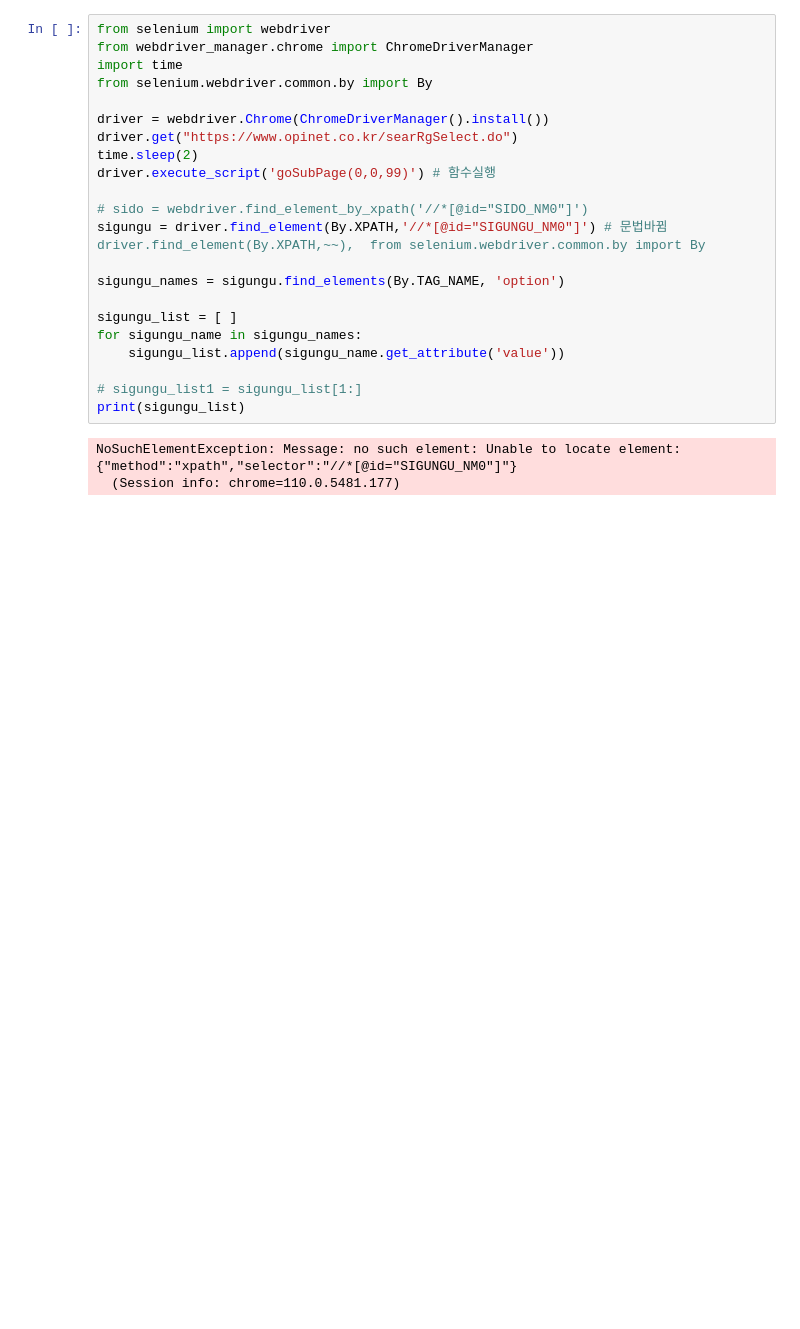
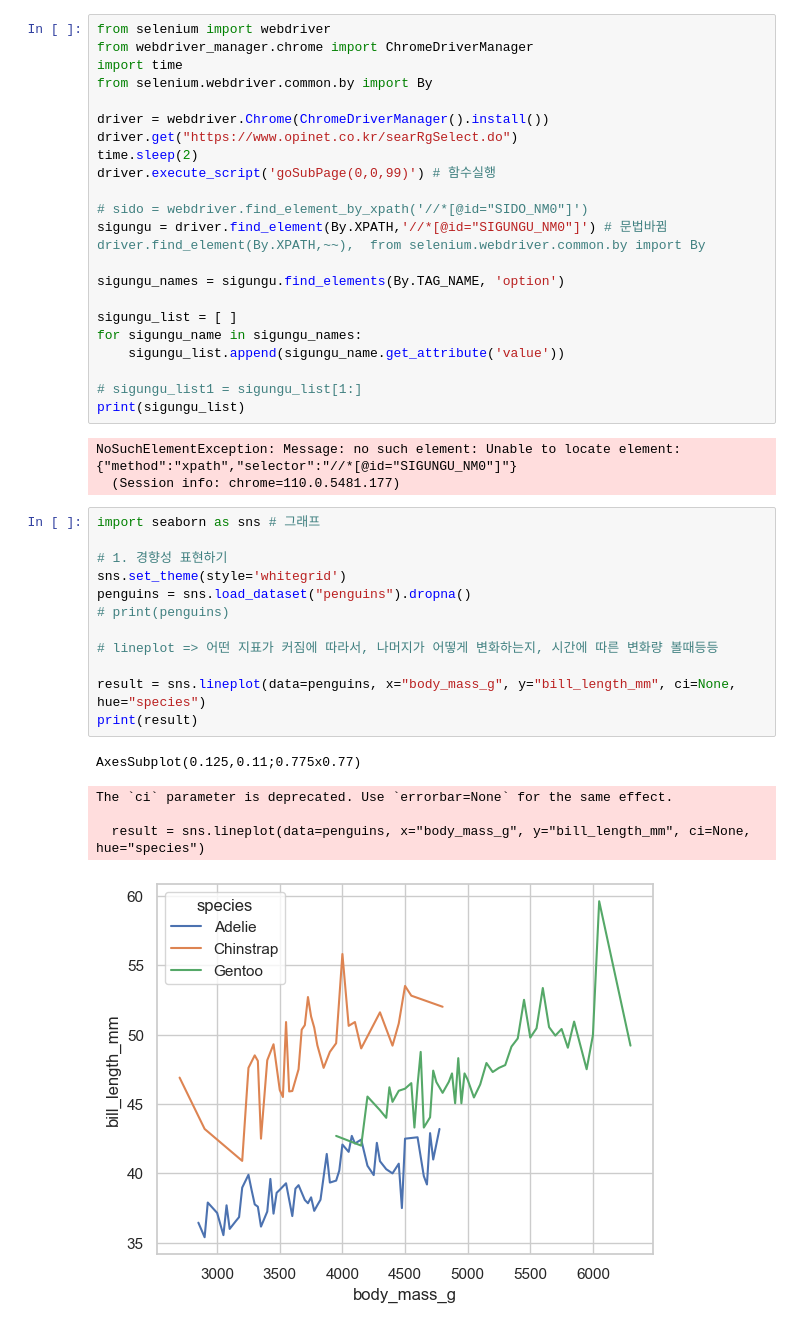
Before and after one commit to leejongeun2/TIL, a Jupyter notebook: 데이터분석/Untitled.ipynb, the cells around one changed output. Cells and saved outputs as stored; diff of their text form; blank space fills up the shorter version.

Commit message:
seaborn

```diff
--- a/데이터분석/Untitled.ipynb
+++ b/데이터분석/Untitled.ipynb
@@ -98,3 +98,21 @@ print(sigungu_list)
 # %% [output]
 NoSuchElementException: Message: no such element: Unable to locate element: {"method":"xpath","selector":"//*[@id="SIGUNGU_NM0"]"}
   (Session info: chrome=110.0.5481.177)
+# %%
+import seaborn as sns # 그래프
+
+# 1. 경향성 표현하기
+sns.set_theme(style='whitegrid')
+penguins = sns.load_dataset("penguins").dropna()
+# print(penguins)
+
+# lineplot => 어떤 지표가 커짐에 따라서, 나머지가 어떻게 변화하는지, 시간에 따른 변화량 볼때등등
+
+result = sns.lineplot(data=penguins, x="body_mass_g", y="bill_length_mm", ci=None, hue="species")
+print(result)
+# %% [output]
+AxesSubplot(0.125,0.11;0.775x0.77)
+The `ci` parameter is deprecated. Use `errorbar=None` for the same effect.
+
+  result = sns.lineplot(data=penguins, x="body_mass_g", y="bill_length_mm", ci=None, hue="species")
+[figure, added]
```
Also changed, not shown: parts of 4 cells of this notebook, 1 other file.
